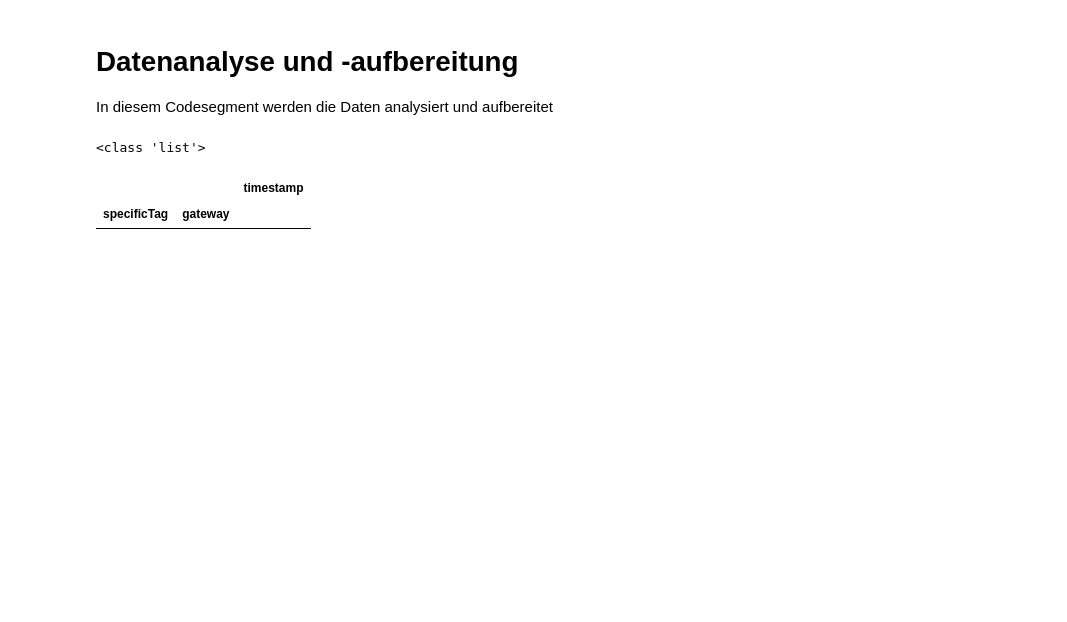
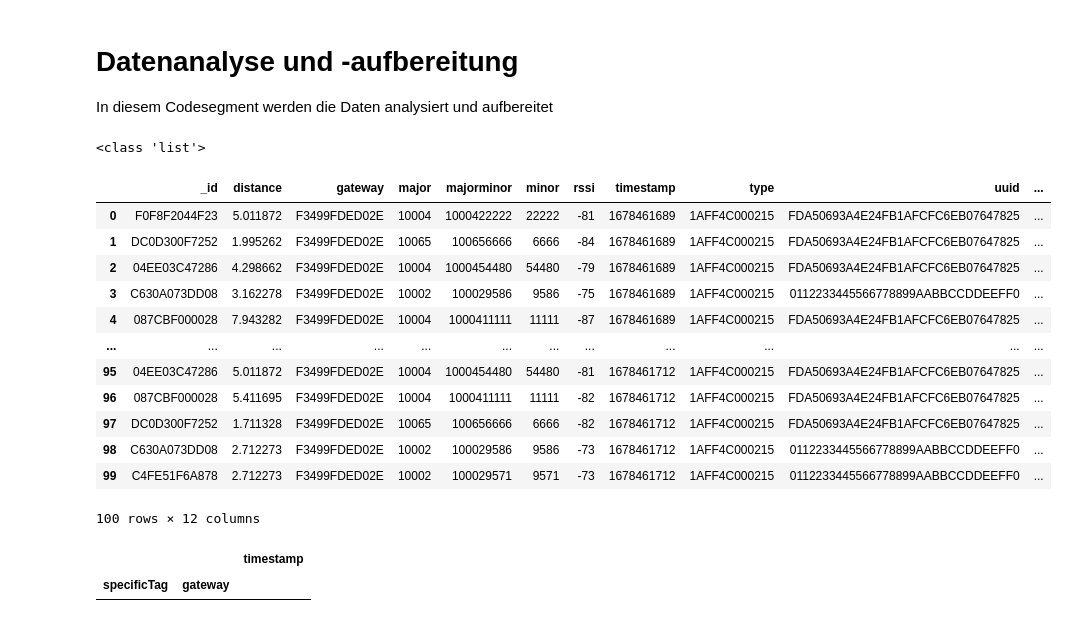
Before and after one commit to wagneced/IndoorTrackingML, a Jupyter notebook: IndoorTrackingML.ipynb, the cells around one changed output. Cells and saved outputs as stored; diff of their text form; code cells hidden in the pictures; blank space fills up the shorter version.

```diff
--- a/IndoorTrackingML.ipynb
+++ b/IndoorTrackingML.ipynb
@@ -95,32 +112,50 @@ In diesem Codesegment werden die Daten analysiert und aufbereitet
 # %%
 import glob, os
 
 path = "/content/drive/MyDrive/Colab Notebooks/Datenpunkte/CSV/"
 
 #Ensures that datapoints are evenly /normalized distributed
 maxDfSize = 100
 
 os.chdir(path)
 
 frame = list()
 print(type(frame))
 
 for csvFile in glob.glob("*.csv"):
   filename = os.path.splitext(csvFile)[0]
+  #Filenaming is made so that tag can be extracted
   tag = filename.split("_")[1]
+  #Extended Filenaming is made so specific tag can be extracted
   specificTag = "".join(filename.split("_")[1:])
   df = pd.read_csv(path+filename+".csv")
   df['tag'] = tag
   df['specificTag'] = specificTag
 
+  #Used to ensure that foreach measure point the exact max dataframe size is secured to limit it on
+  #number of processed gateway posts requests
   minTimestamp = df.loc[:,["timestamp", "gateway"]].drop_duplicates().head(maxDfSize).timestamp.min()
   maxTimestamp = df.loc[:,["timestamp", "gateway"]].drop_duplicates().head(maxDfSize).timestamp.max()
 
   frame.append(df.loc[(df.timestamp >= minTimestamp) & (df.timestamp <= maxTimestamp)])
 
 masterDf = pd.concat(frame)
+masterDf.head(100)
 # %% [output]
 <class 'list'>
+|  | _id | distance | gateway | major | majorminor | minor | rssi | timestamp | type | uuid | ... |
+| 0 | F0F8F2044F23 | 5.011872 | F3499FDED02E | 10004 | 1000422222 | 22222 | -81 | 1678461689 | 1AFF4C000215 | FDA50693A4E24FB1AFCFC6EB07647825 | ... |
+| 1 | DC0D300F7252 | 1.995262 | F3499FDED02E | 10065 | 100656666 | 6666 | -84 | 1678461689 | 1AFF4C000215 | FDA50693A4E24FB1AFCFC6EB07647825 | ... |
+| 2 | 04EE03C47286 | 4.298662 | F3499FDED02E | 10004 | 1000454480 | 54480 | -79 | 1678461689 | 1AFF4C000215 | FDA50693A4E24FB1AFCFC6EB07647825 | ... |
+| 3 | C630A073DD08 | 3.162278 | F3499FDED02E | 10002 | 100029586 | 9586 | -75 | 1678461689 | 1AFF4C000215 | 0112233445566778899AABBCCDDEEFF0 | ... |
+| 4 | 087CBF000028 | 7.943282 | F3499FDED02E | 10004 | 1000411111 | 11111 | -87 | 1678461689 | 1AFF4C000215 | FDA50693A4E24FB1AFCFC6EB07647825 | ... |
+| ... | ... | ... | ... | ... | ... | ... | ... | ... | ... | ... | ... |
+| 95 | 04EE03C47286 | 5.011872 | F3499FDED02E | 10004 | 1000454480 | 54480 | -81 | 1678461712 | 1AFF4C000215 | FDA50693A4E24FB1AFCFC6EB07647825 | ... |
+| 96 | 087CBF000028 | 5.411695 | F3499FDED02E | 10004 | 1000411111 | 11111 | -82 | 1678461712 | 1AFF4C000215 | FDA50693A4E24FB1AFCFC6EB07647825 | ... |
+| 97 | DC0D300F7252 | 1.711328 | F3499FDED02E | 10065 | 100656666 | 6666 | -82 | 1678461712 | 1AFF4C000215 | FDA50693A4E24FB1AFCFC6EB07647825 | ... |
+| 98 | C630A073DD08 | 2.712273 | F3499FDED02E | 10002 | 100029586 | 9586 | -73 | 1678461712 | 1AFF4C000215 | 0112233445566778899AABBCCDDEEFF0 | ... |
+| 99 | C4FE51F6A878 | 2.712273 | F3499FDED02E | 10002 | 100029571 | 9571 | -73 | 1678461712 | 1AFF4C000215 | 0112233445566778899AABBCCDDEEFF0 | ... |
+100 rows × 12 columns
 # %%
 #This code allows to test if measurepoints are evenly / normalized distributed
 #(should be 50 if in json-file converter limit is set like documented)
```
Also changed, not shown: parts of 3 cells of this notebook.
